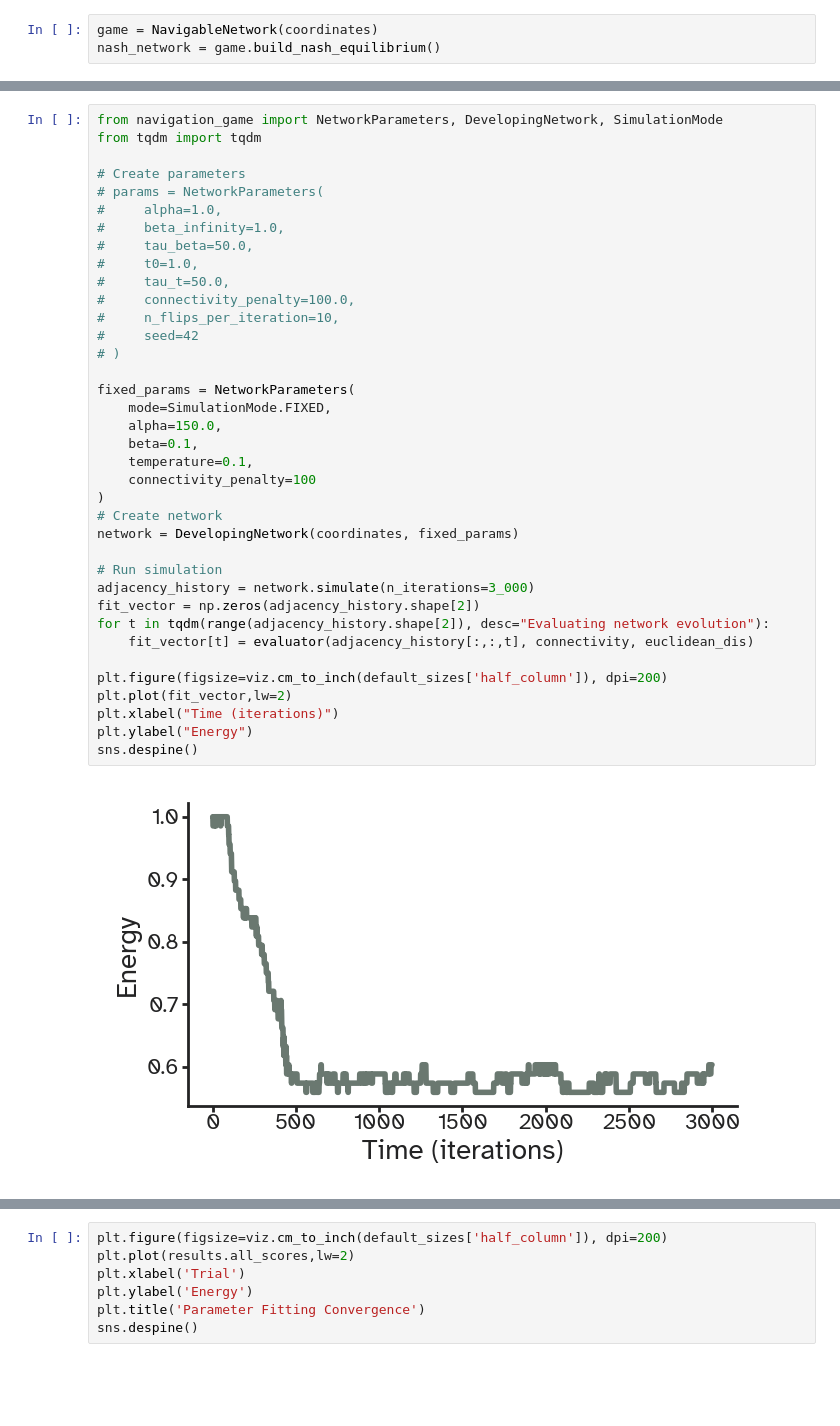
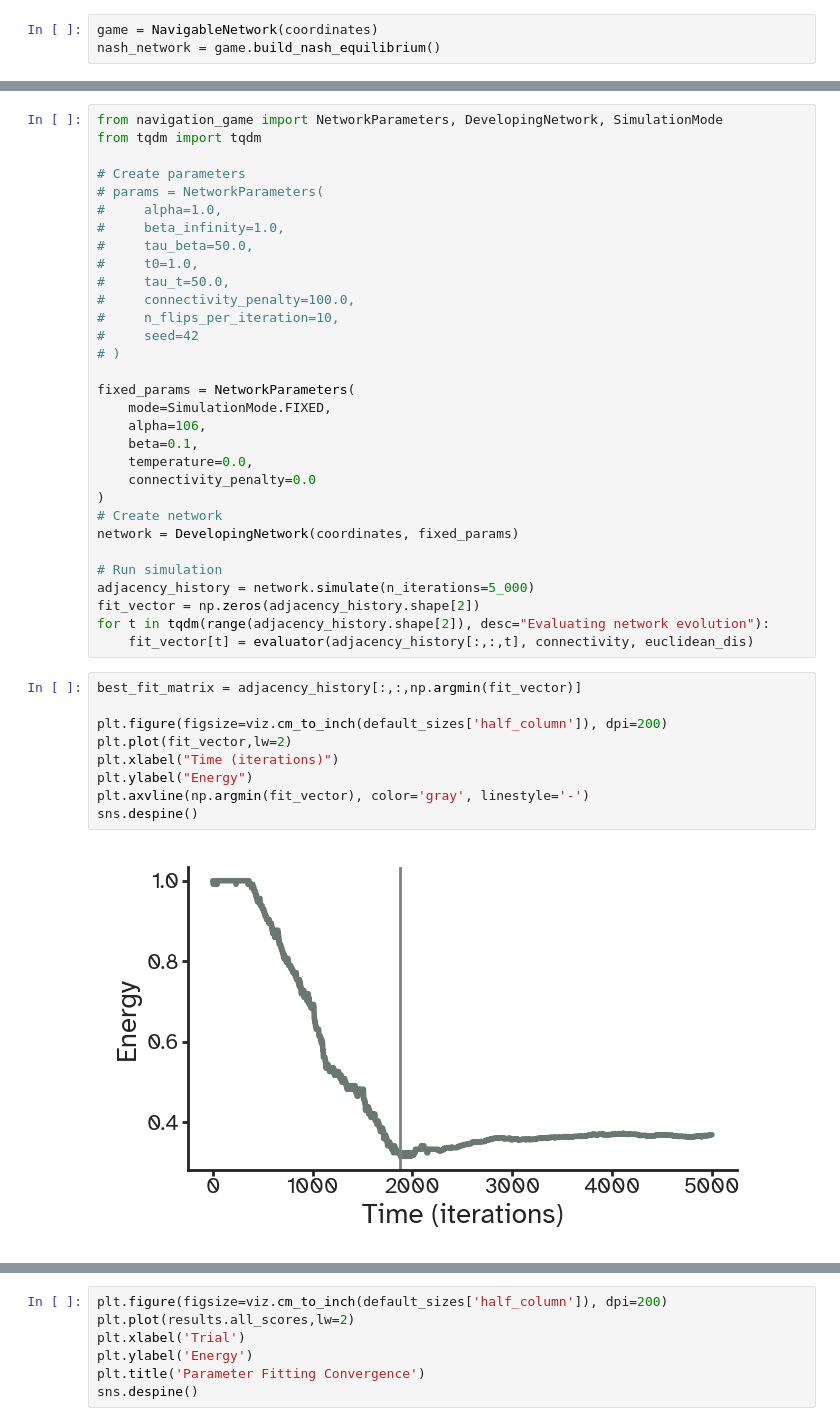
Before and after one commit to kuffmode/Optimal_networks, a Jupyter notebook: playground.ipynb, the cells around one changed output, grey strips where cells are left out. Cells and saved outputs as stored; diff of their text form; blank space fills up the shorter version.

```diff
--- a/playground.ipynb
+++ b/playground.ipynb
@@ -138,24 +156,27 @@ from tqdm import tqdm
 
 fixed_params = NetworkParameters(
     mode=SimulationMode.FIXED,
-    alpha=150.0,
+    alpha=106,
     beta=0.1,
-    temperature=0.1,
-    connectivity_penalty=100
+    temperature=0.0,
+    connectivity_penalty=0.0
 )
 # Create network
 network = DevelopingNetwork(coordinates, fixed_params)
 
 # Run simulation
-adjacency_history = network.simulate(n_iterations=3_000)
+adjacency_history = network.simulate(n_iterations=5_000)
 fit_vector = np.zeros(adjacency_history.shape[2])
 for t in tqdm(range(adjacency_history.shape[2]), desc="Evaluating network evolution"):
     fit_vector[t] = evaluator(adjacency_history[:,:,t], connectivity, euclidean_dis)
-
-plt.figure(figsize=viz.cm_to_inch(default_sizes['half_column']), dpi=200)
-plt.plot(fit_vector,lw=2)
-plt.xlabel("Time (iterations)")
-plt.ylabel("Energy")
-sns.despine()
-# %% [output]
-[figure, removed]
+# %%
+best_fit_matrix = adjacency_history[:,:,np.argmin(fit_vector)]
+
+plt.figure(figsize=viz.cm_to_inch(default_sizes['half_column']), dpi=200)
+plt.plot(fit_vector,lw=2)
+plt.xlabel("Time (iterations)")
+plt.ylabel("Energy")
+plt.axvline(np.argmin(fit_vector), color='gray', linestyle='-')
+sns.despine()
+# %% [output]
+[figure, added]
```
Also changed, not shown: parts of 25 cells of this notebook, 2 other files.
